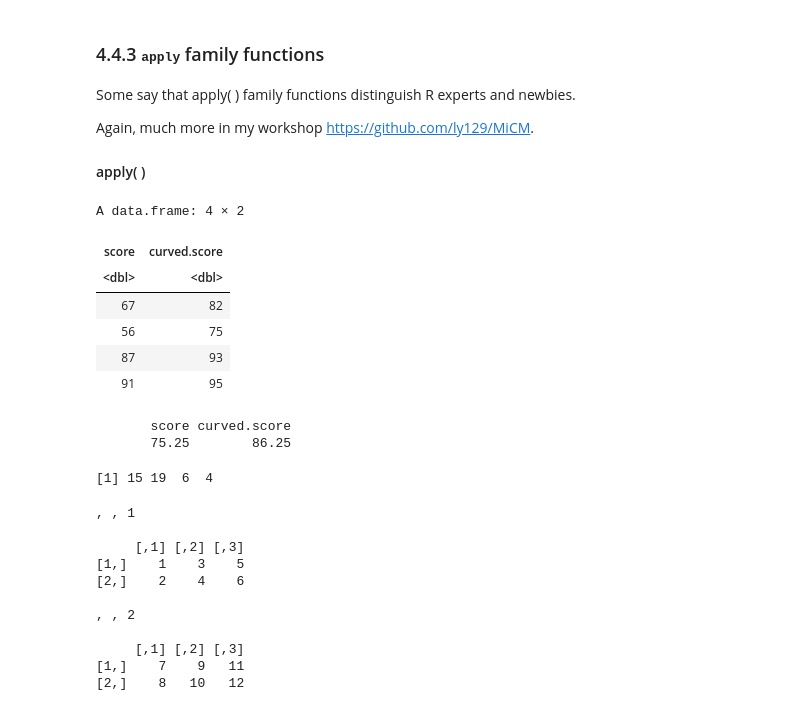
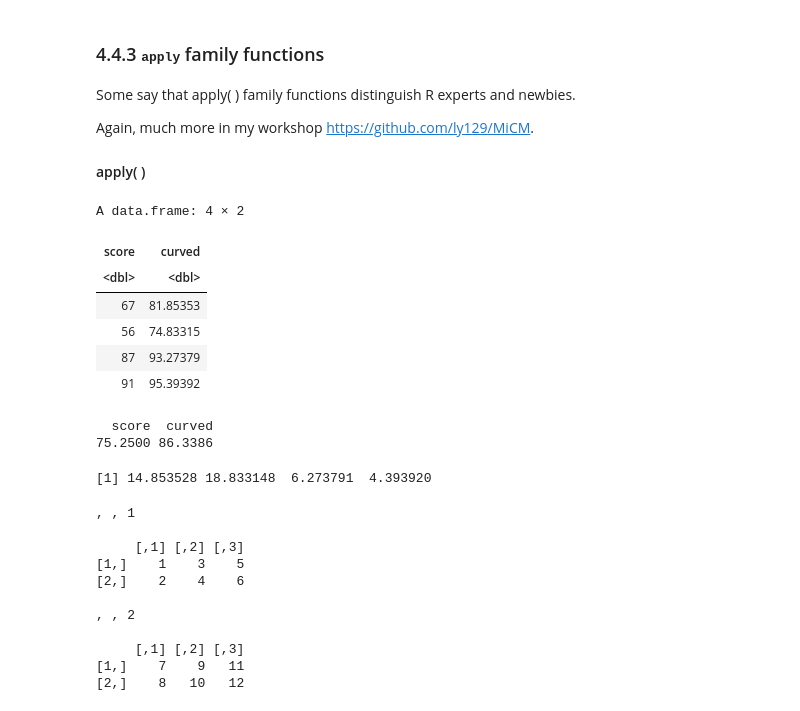
Before and after one commit to ly129/EPIB613_2019, a Jupyter notebook: Lecture4.ipynb, the cells around one changed output. Drawn from its saved outputs; the diff is of its cells as text; code cells hidden in the pictures.

```diff
--- a/Lecture4.ipynb
+++ b/Lecture4.ipynb
@@ -23,3 +23,8 @@ A data.frame: 4 × 2
 | John | 56 |
 | Mark | 87 |
 | Candy | 91 |
+# %%
+for (i in 1:4) {
+    df$curved[i] <- sqrt(df$score[i])*10
+}
+df
@@ -112,2 +128,17 @@ i <- 0
 # %% [markdown]
 ###### Exercise: use the repeat loop to calculate 9 %% 2 and 9 %/% 2.
+# %%
+i <- 0
+y <- 9
+x <- 2
+
+repeat {
+    # The operation
+    y <- y - x
+    i <- i + 1
+    # Stop criteria
+    if (y<x) {
+        break
+    }
+}
+i; y
@@ -281,12 +367,6 @@ signif(3.14159, 3)
 # %%
-for (i in 1:4){
-    df$student.no[i] <- paste("student", i)
-    df$curved.score[i] <- round(sqrt(df$score[i]) * 10)
-}
-str(df)
-
 n <- nrow(df)
-plot(as.factor(df$student.no), df$curved.score,
+plot(as.factor(df$student.no), df$curved,
      # Math symbols in text
      main = expression(paste("Score is ", alpha, ", curved score is ", sqrt(alpha)%*%10)),
      # Variable value in text
@@ -306,24 +380,24 @@ Some say that apply( ) family functions distinguish R experts and newbies.
 Again, much more in my workshop https://github.com/ly129/MiCM.
 #### apply( )
 # %%
-df.scores <- df[, c("score", "curved.score")]; df.scores
+df.scores <- df[, c("score", "curved")]; df.scores
 # %% [output]
 A data.frame: 4 × 2
-| score | curved.score |
+| score | curved |
 | <dbl> | <dbl> |
-| 67 | 82 |
-| 56 | 75 |
-| 87 | 93 |
-| 91 | 95 |
+| 67 | 81.85353 |
+| 56 | 74.83315 |
+| 87 | 93.27379 |
+| 91 | 95.39392 |
 # %%
 apply(df.scores, MARGIN = 2, FUN = mean)
 # %% [output]
-       score curved.score
-       75.25        86.25
+  score  curved
+75.2500 86.3386
 # %%
 apply(df.scores, MARGIN = 1, FUN = diff)   # diff() calculates the difference - see Section 4.4.4
 # %% [output]
-[1] 15 19  6  4
+[1] 14.853528 18.833148  6.273791  4.393920
 # %%
 myarray <- array(1:12, dim = c(2,3,2)); print(myarray)
 # %% [output]
```
Also changed, not shown: parts of 49 cells of this notebook, 2 other files.
